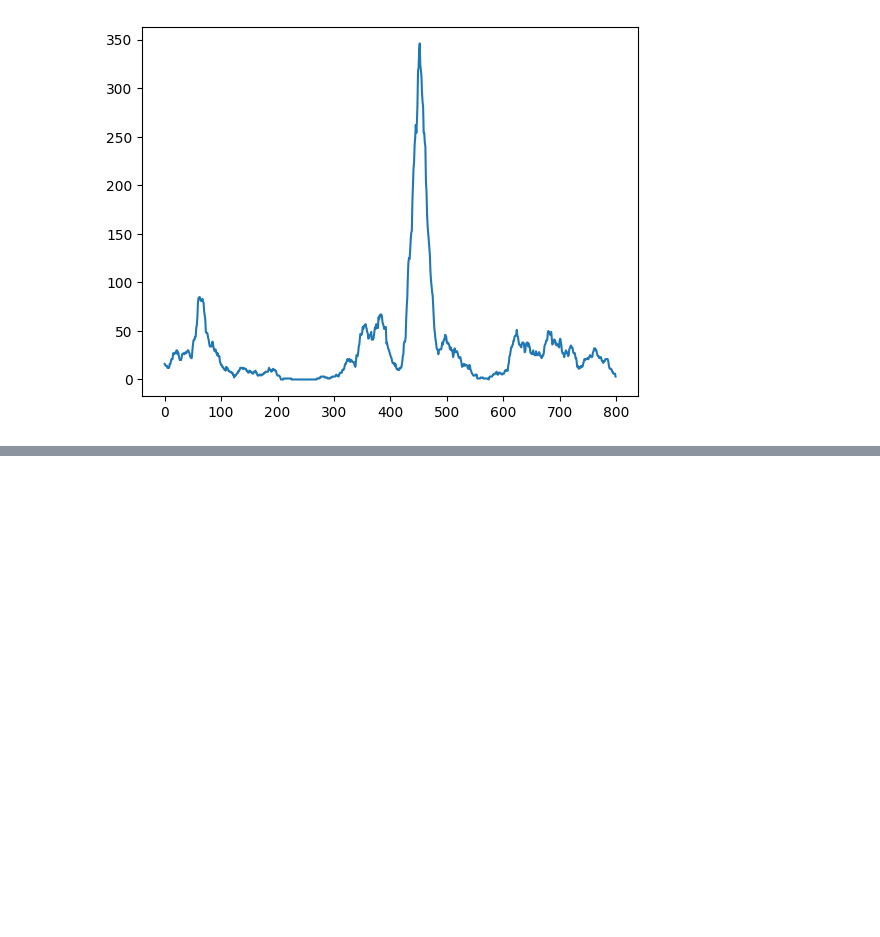
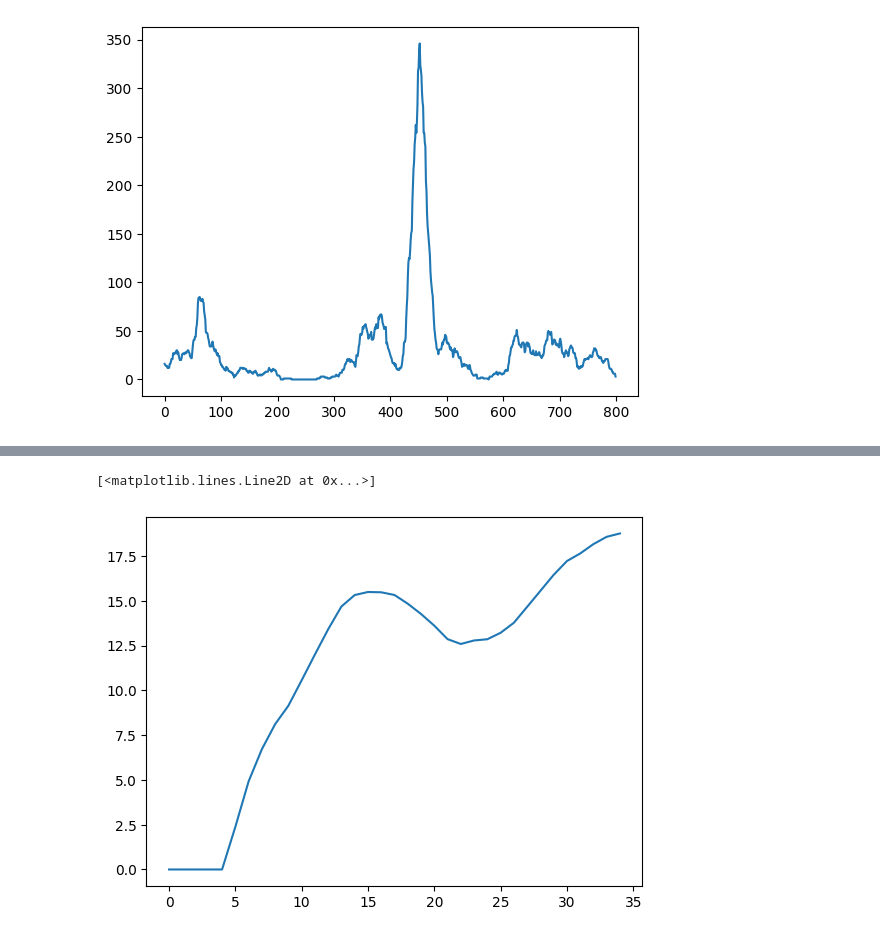
Before and after one commit to tadejpetric/nsu, a Jupyter notebook: dn5/naloga.ipynb, the cells around one changed output, grey strips where cells are left out. Cells and saved outputs as stored; diff of their text form; code cells hidden in the pictures; blank space fills up the shorter version.

```diff
--- a/dn5/naloga.ipynb
+++ b/dn5/naloga.ipynb
@@ -53,23 +36,0 @@ tensor([ 46.,  50.,  54.,  51.,  52.,  54.,  54.,  49.,  50.,  56.,  56.,  64.,
-# %%
-class recurrent(nn.Module):
-    def __init__(self, input, output, hidden, layers):
-        super(recurrent, self).__init__()
-        self.input_size = input
-        self.output_size = output
-        self.hidden_size = hidden
-        self.layers = layers
-
-        #self.encoder = nn.Linear(hidden, output)
-        self.rnn_cell = nn.RNN(input_size = input, hidden_size = hidden, num_layers = layers)
-        self.decoder = nn.Linear(hidden, output)
-
-
-    def forward(self, x):
-        # x is matrix of inputs
-        # each cell gets a full pandas row as input
-        #print(x.shape)
-        output, self.hidden = self.rnn_cell(x)
-        #print(output)
-
-        output = self.decoder(output[-1, :])
-        return output
@@ -203,0 +83,5 @@ tensor([[161.9568],
+# %%
+plt.plot(compute_errors(X, modelrnn, range(1,10), 30))
+# %% [output]
+[<matplotlib.lines.Line2D at 0x...>]
+[figure, added]
```
Also changed, not shown: parts of 19 cells of this notebook, 2 other files.
